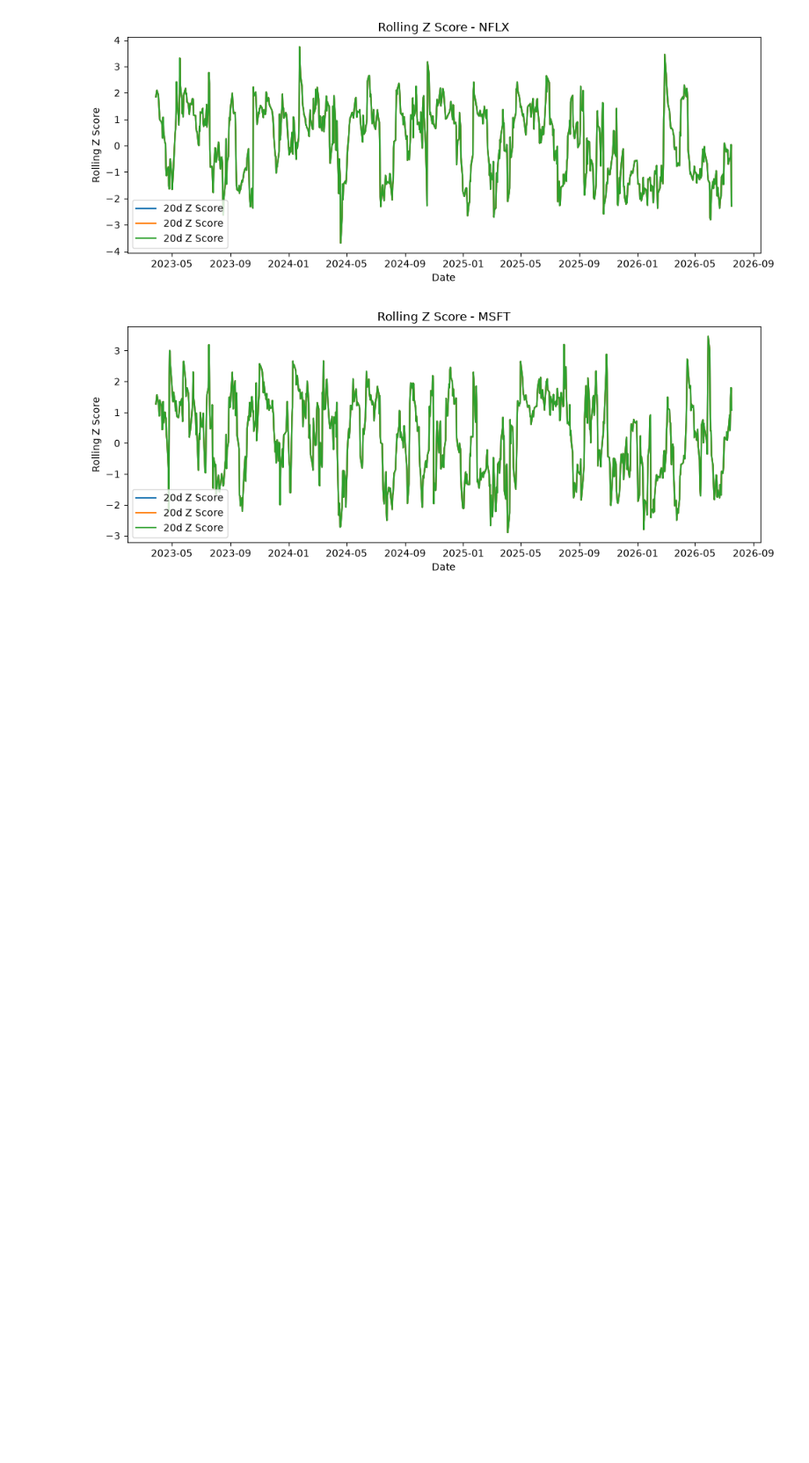
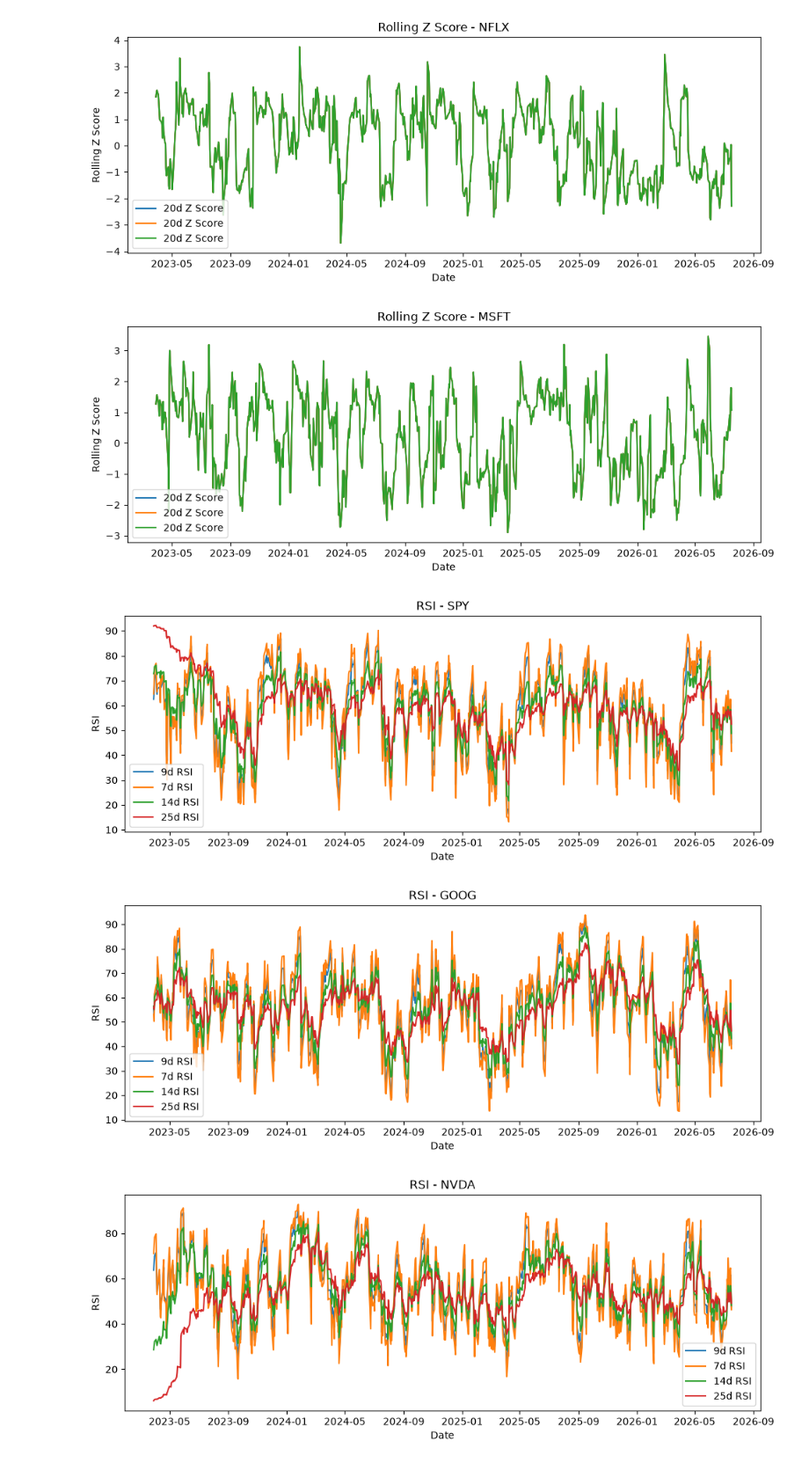
Before and after one commit to vaxope/finance_project, a Jupyter notebook: notebooks/02_feature_exploration.ipynb, the cells around one changed output. Shown at 88% size. Drawn from its saved outputs; the diff is of its cells as text; code cells hidden in the pictures; blank space fills up the shorter version.

```diff
--- a/notebooks/02_feature_exploration.ipynb
+++ b/notebooks/02_feature_exploration.ipynb
@@ -108,3 +108,26 @@ for t in tickers:
 [figure]
 [figure]
 [figure]
+# %%
+df = add_rsi(df)
+windows = [9, 7, 14, 25]
+
+for t in tickers:
+    # Filters row for current ticker
+    sub_df = df[df['ticker'] == t].dropna()
+
+    # Plot each return column using date as index
+    plt.figure(figsize=(10, 4))
+    for r in windows:
+        plt.plot(sub_df['date'], sub_df[f'rsi_{r}d'], label=f'{r}d RSI')
+
+    plt.title(f'RSI - {t}')
+    plt.xlabel('Date')
+    plt.ylabel('RSI')
+    plt.legend()
+    plt.tight_layout()
+    plt.show()
+# %% [output]
+[figure, added]
+[figure, added]
+[figure, added]
```
Also changed, not shown: parts of 2 cells of this notebook, 1 other file.
